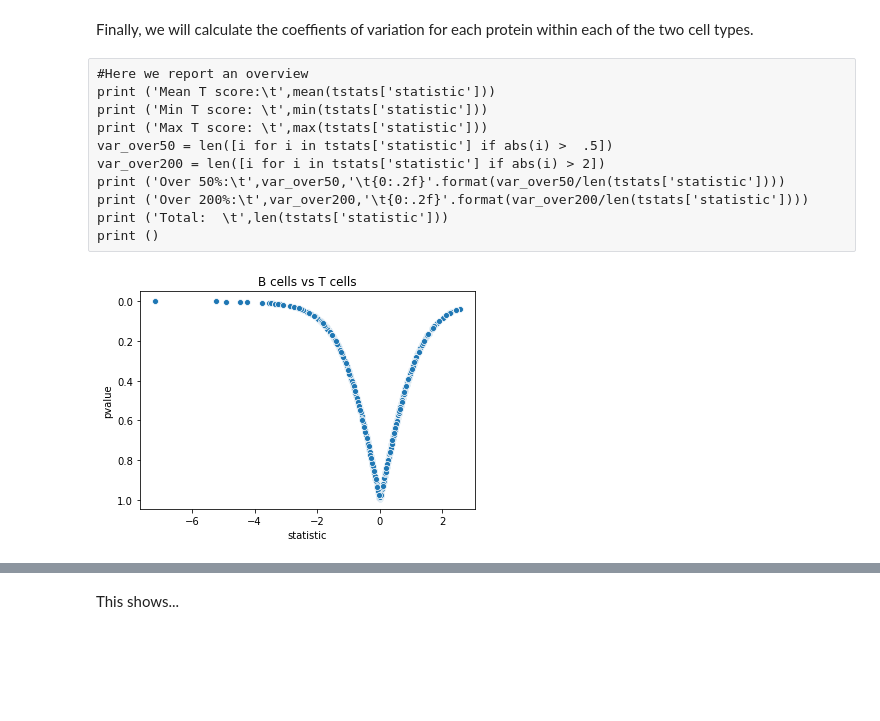
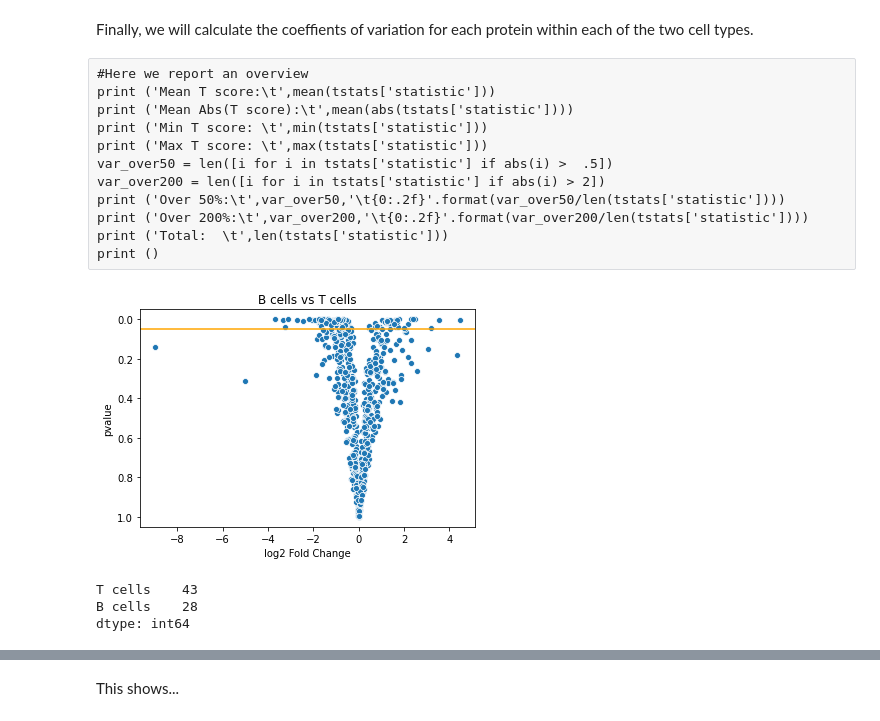
Before and after one commit to PayneLab/Lymphocytes1, a Jupyter notebook: B cells versus T cells.ipynb, the cells around one changed output, grey strips where cells are left out. Drawn from its saved outputs; the diff is of its cells as text; code cells hidden in the pictures; blank space fills up the shorter version.

Commit message:
Improve analysis, use 5B vs 5T data

```diff
--- a/B cells versus T cells.ipynb
+++ b/B cells versus T cells.ipynb
@@ -17,7 +16,7 @@ def check_present(row):
         bool_row.append(bool(i))
     return sum(bool_row)
 
-def check_three_of_each_type(row, cell_types=[" A_", " B_"]):
+def check_three_of_each_type(row, cell_types=["B_cell", "T_cell"]):
     present_in_types = []
     for i in cell_types:
         cells_of_type = list(s for s in row.index if i in s)
@@ -29,7 +28,7 @@ def check_three_of_each_type(row, cell_types=[" A_", " B_"]):
         return True
     else: return False
 
-def check_presence_absence(row, cell_types=[" A_", " B_"]):
+def check_presence_absence(row, cell_types=["B_cell", "T_cell"], min_reps=3):
     present_in_types = {}
     for i in cell_types:
         cells_of_type = list(s for s in row.index if i in s)
@@ -37,9 +36,9 @@ def check_presence_absence(row, cell_types=[" A_", " B_"]):
         in_type = check_present(data_by_type)
         present_in_types[i] = in_type
     if 0 in list(present_in_types.values()):#absent in one type
-        if present_in_types[cell_types[0]] > 2:
+        if present_in_types[cell_types[0]] >= min_reps:
             return 1
-        elif present_in_types[cell_types[1]]> 2:
+        elif present_in_types[cell_types[1]]>= min_reps:
             return 2
 # %% [markdown]
 Here, we record which proteins are only identified in one cell type.
@@ -50,8 +51,8 @@ present_only_in = data.loc[present_only_in.index]
 # %% [markdown]
 Next, we select the proteins that are measured in at least three samples from each group, allowing the calculations to proceed without imputed zero-handling.
 # %%
-indecies = data.apply(check_three_of_each_type, axis=1)
-data = data[indecies]
+indecies = data_raw.apply(check_three_of_each_type, axis=1)
+data = data_raw[indecies]
 # %% [markdown]
 Now we normalize across runs.
 # %% [markdown]
@@ -61,7 +62,7 @@ from scipy.stats import ttest_ind
 from statistics import mean
 import pandas as pd
 # %%
-def ttest_wrapper(row, cell_types = [' A_', ' B_']):
+def ttest_wrapper(row, cell_types = ["B_cell", "T_cell"]):
     split_row = []
     for i in cell_types:
         cells_of_type = list(s for s in row.index if i in s)
@@ -76,6 +77,7 @@ tstats = data.apply(ttest_wrapper, axis=1)
 # %% [raw]
 #Here we report an overview
 print ('Mean T score:\t',mean(tstats['statistic']))
+print ('Mean Abs(T score):\t',mean(abs(tstats['statistic'])))
 print ('Min T score: \t',min(tstats['statistic']))
 print ('Max T score: \t',max(tstats['statistic']))
 var_over50 = len([i for i in tstats['statistic'] if abs(i) >  .5])
@@ -84,13 +86,29 @@ print ('Over 50%:\t',var_over50,'\t{0:.2f}'.format(var_over50/len(tstats['statis
 print ('Over 200%:\t',var_over200,'\t{0:.2f}'.format(var_over200/len(tstats['statistic'])))
 print ('Total:  \t',len(tstats['statistic']))
 print ()
+# %%
+#calculate fold_changes
+from numpy import log2
+def get_fold_changes(row, cell_types=["B_cell", "T_cell"]):
+    means = {}
+    for i in cell_types:
+        cells_of_type = list(s for s in row.index if i in s)
+        data_by_type = row.loc[cells_of_type]
+        means[i] = mean(data_by_type)
+    return (means[cell_types[0]]/means[cell_types[1]])
+
+tstats['fold_change'] = data.apply(get_fold_changes, axis=1)
+tstats['log2 Fold Change'] = log2(tstats['fold_change'])
 # %%
 #graph volcano
 import matplotlib.pyplot as plt
 import seaborn as sns
 
-figure = sns.scatterplot(x='statistic',y='pvalue',data=tstats)
+figure = sns.scatterplot(x='log2 Fold Change',y='pvalue',data=tstats)
 figure.set_title("B cells vs T cells")
+#plt.axvline(1, color ='orange')
+#plt.axvline(-1, color ='orange')
+plt.axhline(.05, color ='orange')
 figure.invert_yaxis()
 # %% [output]
-[figure, old version]
+[figure, new version]
@@ -96,0 +128,6 @@ figure.invert_yaxis()
+# %%
+altered.value_counts()
+# %% [output]
+T cells    43
+B cells    28
+dtype: int64
```
Also changed, not shown: parts of 9 cells of this notebook, 2 other files.
